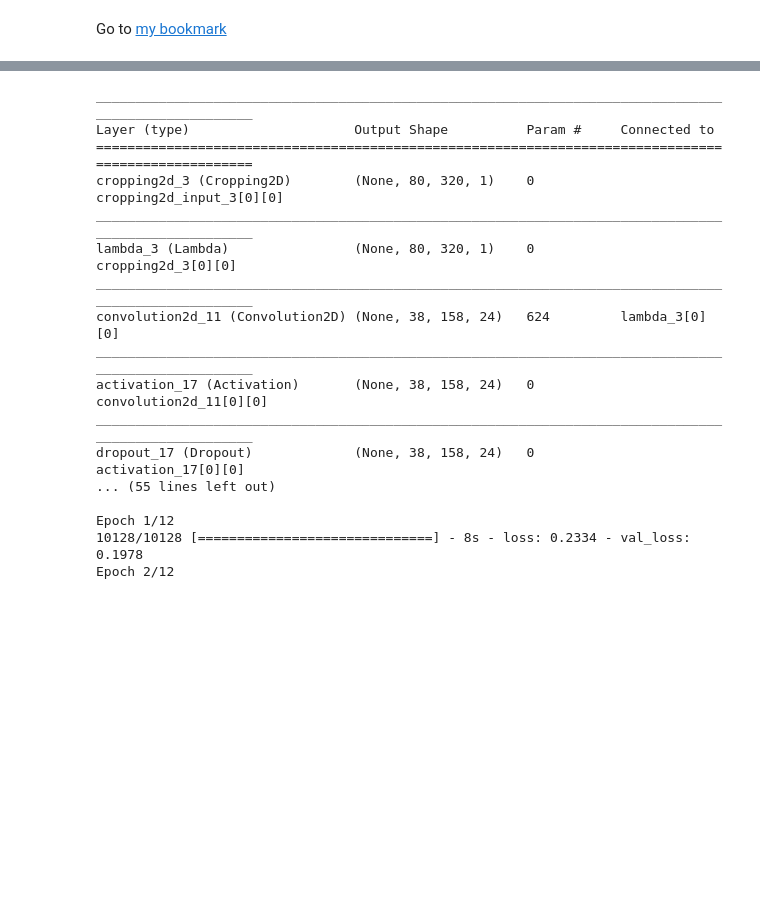
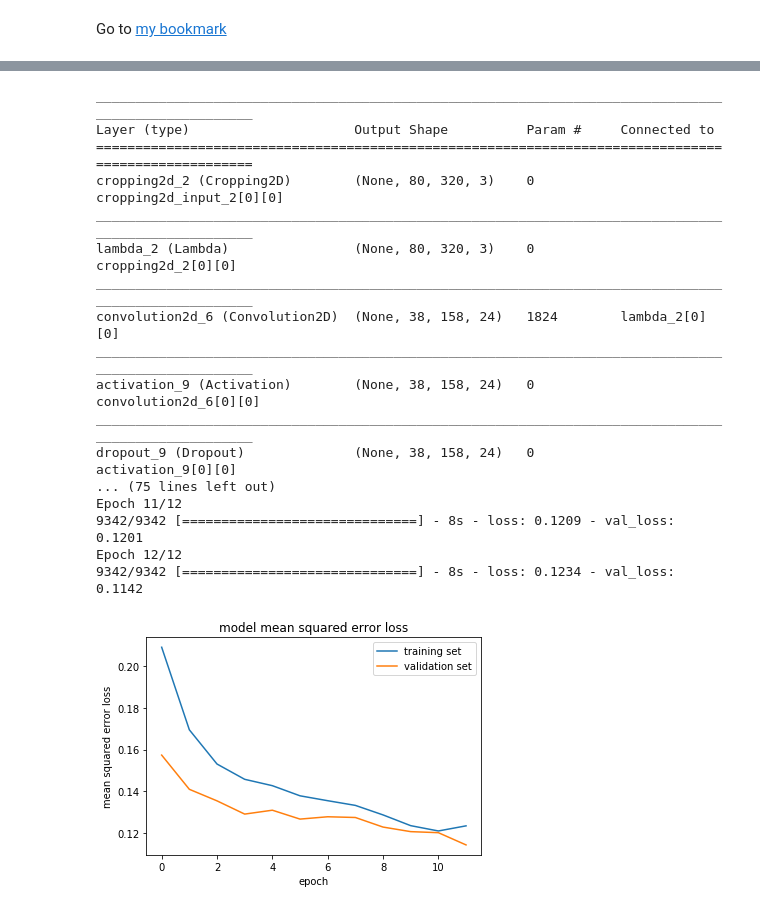
Before and after one commit to BusAI-Self-Driving-Car/Udacity-Self-Driving-Car-Engineer-Nanodegree, a Jupyter notebook: Term1-proj3-Behavioral-Cloning/data_exploration.ipynb, the cells around one changed output, grey strips where cells are left out. Cells and saved outputs as stored; diff of their text form; code cells hidden in the pictures; blank space fills up the shorter version.

```diff
--- a/Term1-proj3-Behavioral-Cloning/data_exploration.ipynb
+++ b/Term1-proj3-Behavioral-Cloning/data_exploration.ipynb
@@ -264,44 +274,45 @@ model.compile(loss='mse', optimizer='adam')
 # X_train, y_train = shuffle(np.array(images), np.array(measurements))
 # history_object = model.fit(X_train, y_train, validation_split=0.2, shuffle='True', nb_epoch=12)
 
 print("no. of train_samples = {}".format(len(train_samples)))
 print("no. of validation_samples = {}".format(len(validation_samples)))
 print()
 
-mult_factor_samples_per_epoch = dict_config_params['mult_factor_samples_per_epoch']
-print("mult_factor_samples_per_epoch = {}".format(mult_factor_samples_per_epoch))
+mult_factor = dict_config_params['mult_factor_samples_per_epoch']
+print("mult_factor = {}".format(mult_factor))
 print()
 history_object = model.fit_generator(train_generator,
-                                     samples_per_epoch= mult_factor_samples_per_epoch*len(train_samples),
+                                     samples_per_epoch= mult_factor*len(train_samples),
                                      validation_data=validation_generator,
-                                     nb_val_samples=mult_factor_samples_per_epoch*len(validation_samples),
+                                     nb_val_samples=mult_factor*len(validation_samples),
                                      nb_epoch=12)
 
 ### plot the training and validation loss for each epoch
 plt.plot(history_object.history['loss'])
 plt.plot(history_object.history['val_loss'])
 plt.title('model mean squared error loss')
 plt.ylabel('mean squared error loss')
 plt.xlabel('epoch')
 plt.legend(['training set', 'validation set'], loc='upper right')
 plt.show()
 
 model.save('model.h5')
 # %% [output]
 ____________________________________________________________________________________________________
 Layer (type)                     Output Shape          Param #     Connected to
 ====================================================================================================
-cropping2d_3 (Cropping2D)        (None, 80, 320, 1)    0           cropping2d_input_3[0][0]
+cropping2d_2 (Cropping2D)        (None, 80, 320, 3)    0           cropping2d_input_2[0][0]
 ____________________________________________________________________________________________________
-lambda_3 (Lambda)                (None, 80, 320, 1)    0           cropping2d_3[0][0]
+lambda_2 (Lambda)                (None, 80, 320, 3)    0           cropping2d_2[0][0]
 ____________________________________________________________________________________________________
-convolution2d_11 (Convolution2D) (None, 38, 158, 24)   624         lambda_3[0][0]
+convolution2d_6 (Convolution2D)  (None, 38, 158, 24)   1824        lambda_2[0][0]
 ____________________________________________________________________________________________________
-activation_17 (Activation)       (None, 38, 158, 24)   0           convolution2d_11[0][0]
+activation_9 (Activation)        (None, 38, 158, 24)   0           convolution2d_6[0][0]
 ____________________________________________________________________________________________________
-dropout_17 (Dropout)             (None, 38, 158, 24)   0           activation_17[0][0]
-... (55 lines left out)
-
-Epoch 1/12
-10128/10128 [==============================] - 8s - loss: 0.2334 - val_loss: 0.1978
-Epoch 2/12
+dropout_9 (Dropout)              (None, 38, 158, 24)   0           activation_9[0][0]
+... (75 lines left out)
+Epoch 11/12
+9342/9342 [==============================] - 8s - loss: 0.1209 - val_loss: 0.1201
+Epoch 12/12
+9342/9342 [==============================] - 8s - loss: 0.1234 - val_loss: 0.1142
+[figure, added]
```
Also changed, not shown: parts of 4 cells of this notebook, 3 other files.
